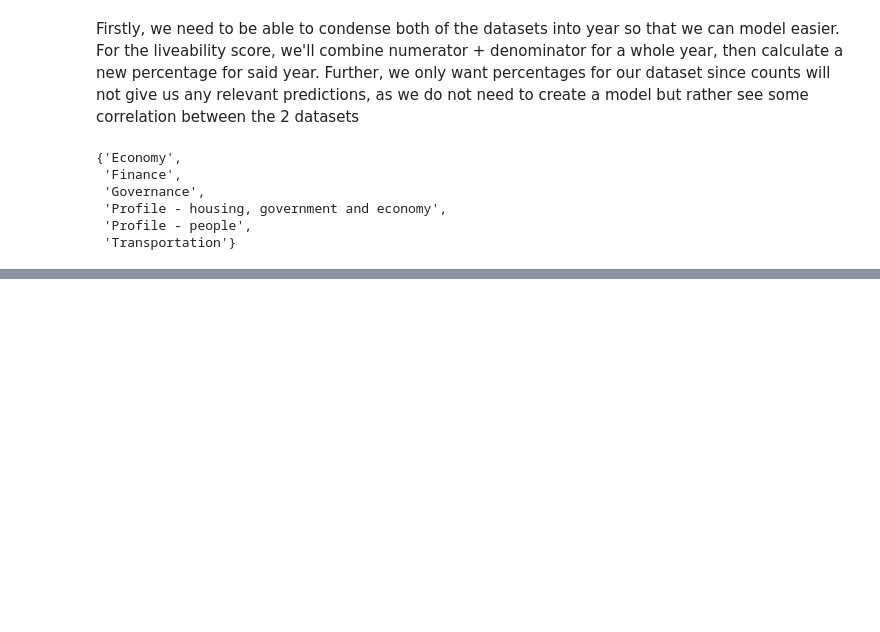
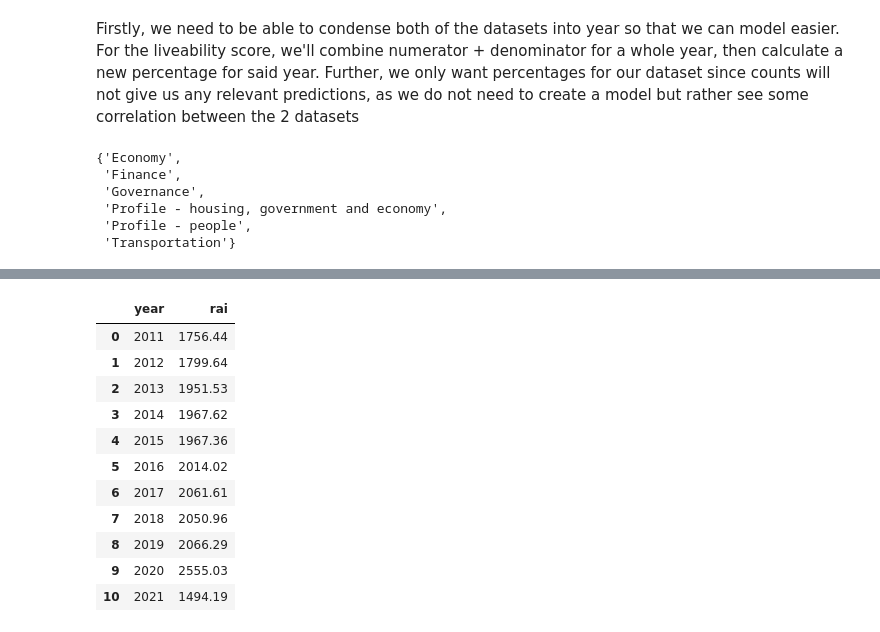
Before and after one commit to Harish-2502/CCC-Team-72, a Jupyter notebook: backend/livability_affordability modelling.ipynb, the cells around one changed output, grey strips where cells are left out. Drawn from its saved outputs; the diff is of its cells as text; code cells hidden in the pictures; blank space fills up the shorter version.

```diff
--- a/backend/livability_affordability modelling.ipynb
+++ b/backend/livability_affordability modelling.ipynb
@@ -305,0 +238,18 @@ Round the numbers to the nearest whole. Thus, our final conclusion can be:
+# %%
+rental_years = []
+
+for i in range(2011, 2022):
+    rental_years.append(str(i))
+# %%
+rental_affordability_staging = pd.concat([rental_affordability[metadata_columns], rental_affordability_clean], axis=1)
+rental_affordability_staging = rental_affordability_staging[rental_years]
+# %%
+# Since we want to look at all of greater Melbourne, we collapse the dataset and add all the scorings by year
+year_sums = []
+
+for year in rental_years:
+    year_sums.append(rental_affordability_staging[year].sum().round(2))
+# %%
+rental_affordability_final = pd.DataFrame()
+rental_affordability_final['year'] = rental_years
+rental_affordability_final['rai'] = year_sums
@@ -305,0 +271,15 @@ Round the numbers to the nearest whole. Thus, our final conclusion can be:
+# %%
+rental_affordability_final
+# %% [output]
+|  | year | rai |
+| 0 | 2011 | 1756.44 |
+| 1 | 2012 | 1799.64 |
+| 2 | 2013 | 1951.53 |
+| 3 | 2014 | 1967.62 |
+| 4 | 2015 | 1967.36 |
+| 5 | 2016 | 2014.02 |
+| 6 | 2017 | 2061.61 |
+| 7 | 2018 | 2050.96 |
+| 8 | 2019 | 2066.29 |
+| 9 | 2020 | 2555.03 |
+| 10 | 2021 | 1494.19 |
```
Also changed, not shown: parts of 35 cells of this notebook.
